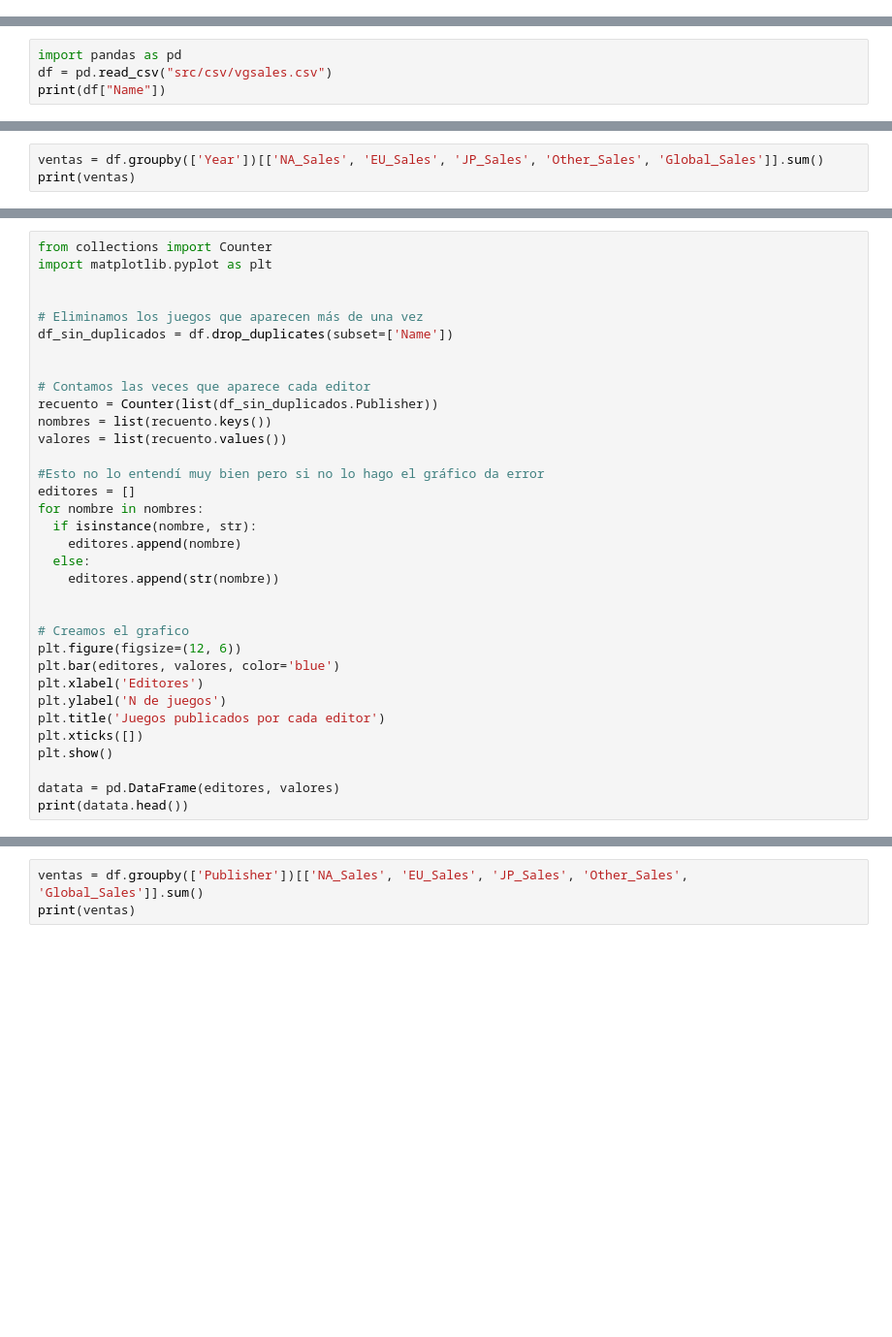
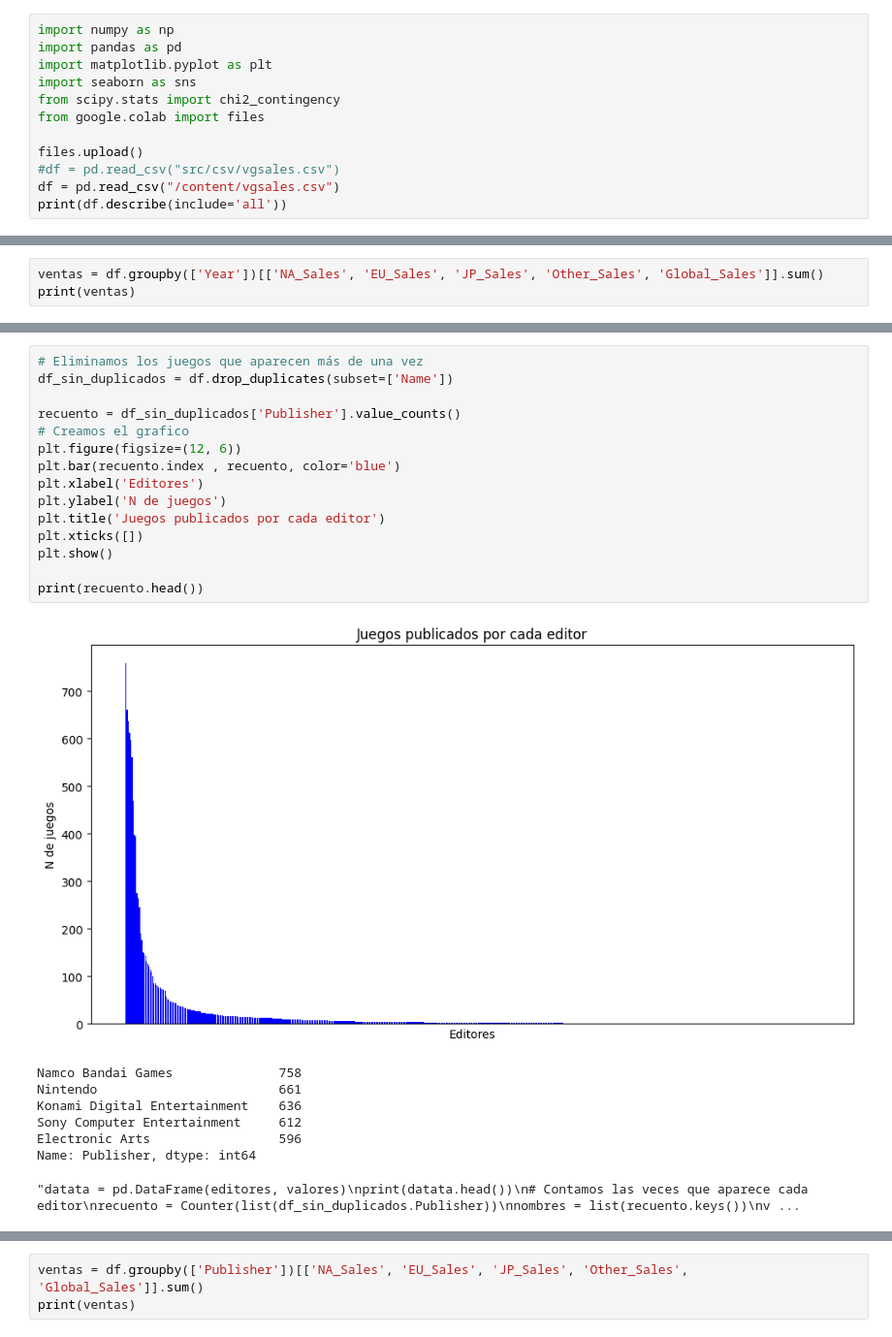
Before and after one commit to davip99/Proyecto-Luca, a Jupyter notebook: Proyecto.ipynb, the cells around one changed output, grey strips where cells are left out. Shown at 97% size. Drawn from its saved outputs; the diff is of its cells as text; blank space fills up the shorter version.

```diff
--- a/Proyecto.ipynb
+++ b/Proyecto.ipynb
@@ -55,3 +65,15 @@ print(df.describe(include='all'))
+# %%
+import numpy as np
+import pandas as pd
+import matplotlib.pyplot as plt
+import seaborn as sns
+from scipy.stats import chi2_contingency
+from google.colab import files
+
+files.upload()
+#df = pd.read_csv("src/csv/vgsales.csv")
+df = pd.read_csv("/content/vgsales.csv")
+print(df.describe(include='all'))
 # %% [markdown]
 ## Informes <a name="Informes"></a>
 # %% [markdown]
@@ -63,7 +81,3 @@ files.upload()
 # %% [markdown]
 #### Todos los juegos <a name="todos"></a>
 El siguiente código mostrará los juegos guardados en la base de datos
-# %%
-import pandas as pd
-df = pd.read_csv("src/csv/vgsales.csv")
-print(df["Name"])
@@ -164,36 +189,26 @@ print(ventas)
 # %%
-from collections import Counter
-import matplotlib.pyplot as plt
-
-
 # Eliminamos los juegos que aparecen más de una vez
 df_sin_duplicados = df.drop_duplicates(subset=['Name'])
 
-
-# Contamos las veces que aparece cada editor
-recuento = Counter(list(df_sin_duplicados.Publisher))
-nombres = list(recuento.keys())
-valores = list(recuento.values())
-
-#Esto no lo entendí muy bien pero si no lo hago el gráfico da error
-editores = []
-for nombre in nombres:
-  if isinstance(nombre, str):
-    editores.append(nombre)
-  else:
-    editores.append(str(nombre))
-
-
+recuento = df_sin_duplicados['Publisher'].value_counts()
 # Creamos el grafico
 plt.figure(figsize=(12, 6))
-plt.bar(editores, valores, color='blue')
+plt.bar(recuento.index , recuento, color='blue')
 plt.xlabel('Editores')
 plt.ylabel('N de juegos')
 plt.title('Juegos publicados por cada editor')
 plt.xticks([])
 plt.show()
 
-datata = pd.DataFrame(editores, valores)
-print(datata.head())
+print(recuento.head())
+# %% [output]
+[figure, added]
+Namco Bandai Games              758
+Nintendo                        661
+Konami Digital Entertainment    636
+Sony Computer Entertainment     612
+Electronic Arts                 596
+Name: Publisher, dtype: int64
+"datata = pd.DataFrame(editores, valores)\nprint(datata.head())\n# Contamos las veces que aparece cada editor\nrecuento = Counter(list(df_sin_duplicados.Publisher))\nnombres = list(recuento.keys())\nv ...
 # %% [markdown]
 #### Total ventas por región y editor <a name="ventas_editor_region"></a>
```
Also changed, not shown: parts of 50 cells of this notebook.
